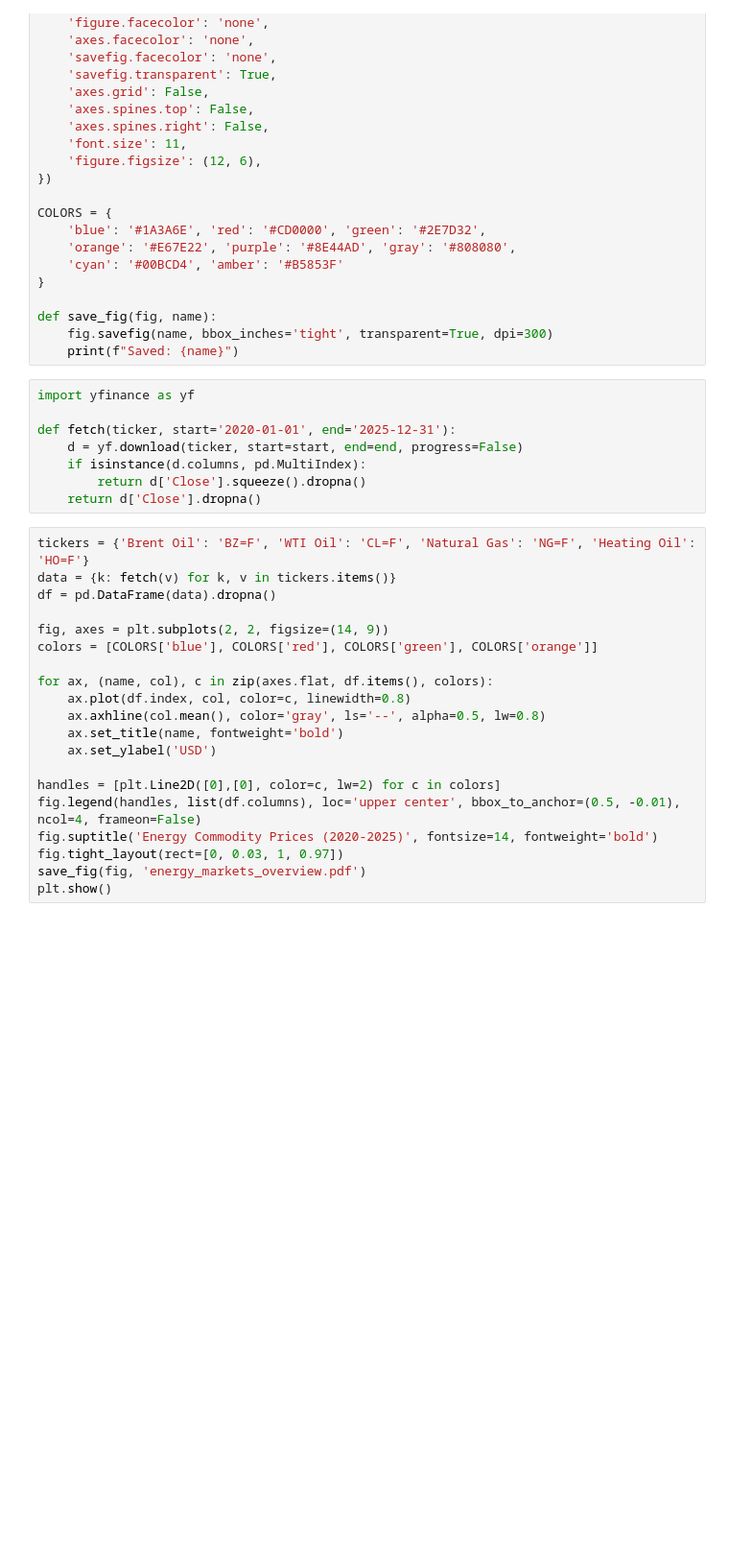
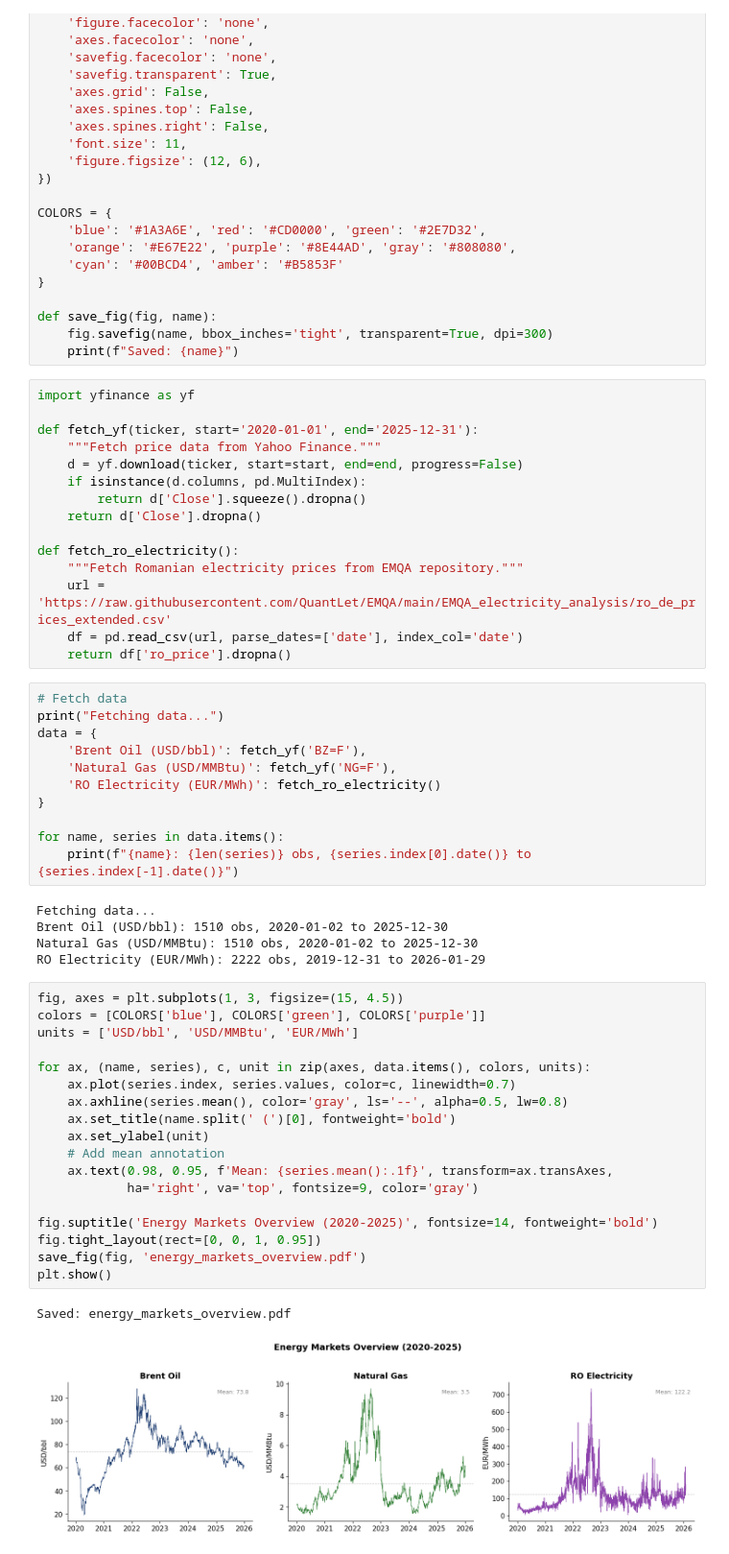
Before and after one commit to QuantLet/EMQA, a Jupyter notebook: EMQA_energy_overview/EMQA_energy_overview.ipynb, the cells around one changed output. Shown at 96% size. Saved outputs shown, nothing was run; the diff lists cells and outputs as text; blank space fills up the shorter version.

```diff
--- a/EMQA_energy_overview/EMQA_energy_overview.ipynb
+++ b/EMQA_energy_overview/EMQA_energy_overview.ipynb
@@ -37,28 +37,52 @@ def save_fig(fig, name):
 # %%
 import yfinance as yf
 
-def fetch(ticker, start='2020-01-01', end='2025-12-31'):
+def fetch_yf(ticker, start='2020-01-01', end='2025-12-31'):
+    """Fetch price data from Yahoo Finance."""
     d = yf.download(ticker, start=start, end=end, progress=False)
     if isinstance(d.columns, pd.MultiIndex):
         return d['Close'].squeeze().dropna()
     return d['Close'].dropna()
+
+def fetch_ro_electricity():
+    """Fetch Romanian electricity prices from EMQA repository."""
+    url = 'https://raw.githubusercontent.com/QuantLet/EMQA/main/EMQA_electricity_analysis/ro_de_prices_extended.csv'
+    df = pd.read_csv(url, parse_dates=['date'], index_col='date')
+    return df['ro_price'].dropna()
+# %%
+# Fetch data
+print("Fetching data...")
+data = {
+    'Brent Oil (USD/bbl)': fetch_yf('BZ=F'),
+    'Natural Gas (USD/MMBtu)': fetch_yf('NG=F'),
+    'RO Electricity (EUR/MWh)': fetch_ro_electricity()
+}
+
+for name, series in data.items():
+    print(f"{name}: {len(series)} obs, {series.index[0].date()} to {series.index[-1].date()}")
+# %% [output]
+Fetching data...
+Brent Oil (USD/bbl): 1510 obs, 2020-01-02 to 2025-12-30
+Natural Gas (USD/MMBtu): 1510 obs, 2020-01-02 to 2025-12-30
+RO Electricity (EUR/MWh): 2222 obs, 2019-12-31 to 2026-01-29
 # %%
-tickers = {'Brent Oil': 'BZ=F', 'WTI Oil': 'CL=F', 'Natural Gas': 'NG=F', 'Heating Oil': 'HO=F'}
-data = {k: fetch(v) for k, v in tickers.items()}
-df = pd.DataFrame(data).dropna()
+fig, axes = plt.subplots(1, 3, figsize=(15, 4.5))
+colors = [COLORS['blue'], COLORS['green'], COLORS['purple']]
+units = ['USD/bbl', 'USD/MMBtu', 'EUR/MWh']
 
-fig, axes = plt.subplots(2, 2, figsize=(14, 9))
-colors = [COLORS['blue'], COLORS['red'], COLORS['green'], COLORS['orange']]
+for ax, (name, series), c, unit in zip(axes, data.items(), colors, units):
+    ax.plot(series.index, series.values, color=c, linewidth=0.7)
+    ax.axhline(series.mean(), color='gray', ls='--', alpha=0.5, lw=0.8)
+    ax.set_title(name.split(' (')[0], fontweight='bold')
+    ax.set_ylabel(unit)
+    # Add mean annotation
+    ax.text(0.98, 0.95, f'Mean: {series.mean():.1f}', transform=ax.transAxes,
+            ha='right', va='top', fontsize=9, color='gray')
 
-for ax, (name, col), c in zip(axes.flat, df.items(), colors):
-    ax.plot(df.index, col, color=c, linewidth=0.8)
-    ax.axhline(col.mean(), color='gray', ls='--', alpha=0.5, lw=0.8)
-    ax.set_title(name, fontweight='bold')
-    ax.set_ylabel('USD')
-
-handles = [plt.Line2D([0],[0], color=c, lw=2) for c in colors]
-fig.legend(handles, list(df.columns), loc='upper center', bbox_to_anchor=(0.5, -0.01), ncol=4, frameon=False)
-fig.suptitle('Energy Commodity Prices (2020-2025)', fontsize=14, fontweight='bold')
-fig.tight_layout(rect=[0, 0.03, 1, 0.97])
+fig.suptitle('Energy Markets Overview (2020-2025)', fontsize=14, fontweight='bold')
+fig.tight_layout(rect=[0, 0, 1, 0.95])
 save_fig(fig, 'energy_markets_overview.pdf')
 plt.show()
+# %% [output]
+Saved: energy_markets_overview.pdf
+[figure, added]
```
Also changed, not shown: parts of 1 cell of this notebook, 2 other files.
